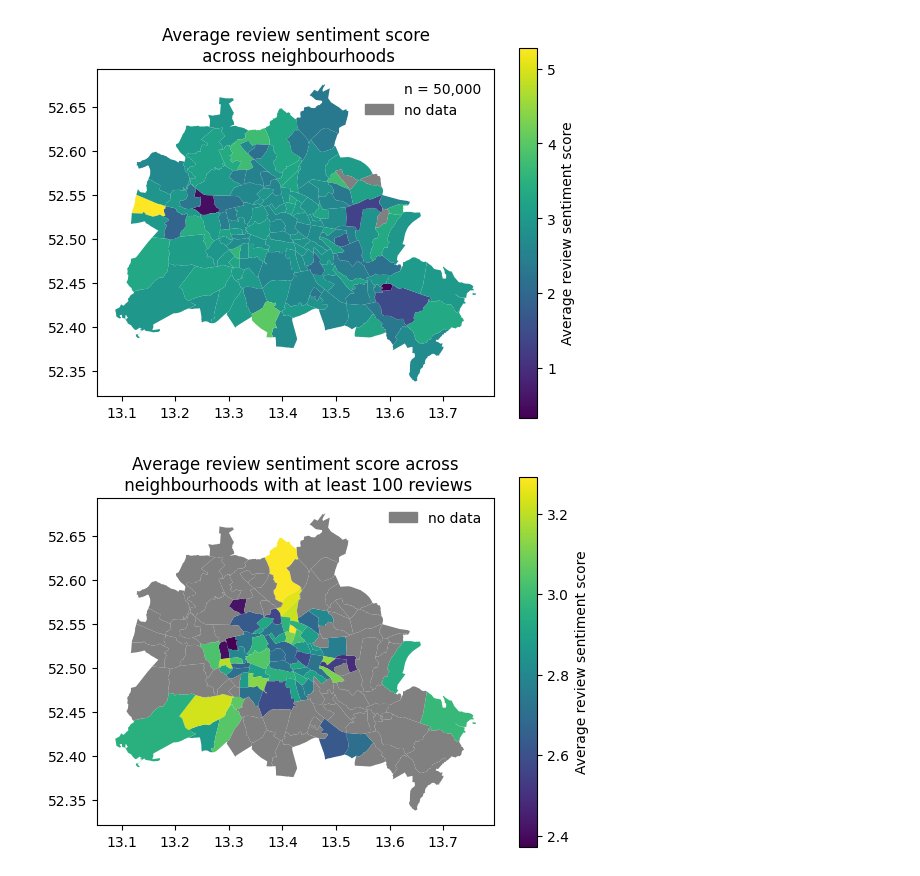
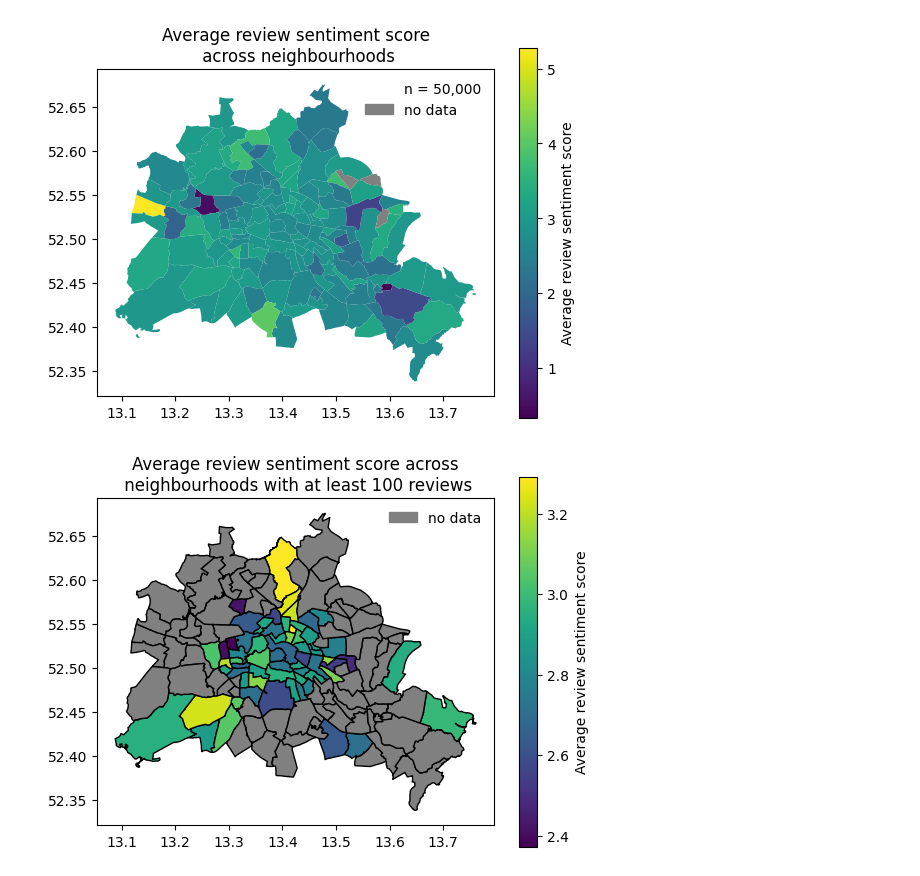
Before and after one commit to unibz-seis2022-transcripts/programming-for-data-science-project, a Jupyter notebook: Inside-Airbnb-Berlin.ipynb, the cells around one changed output. Saved outputs shown, nothing was run; the diff lists cells and outputs as text; code cells hidden in the pictures.

```diff
--- a/Inside-Airbnb-Berlin.ipynb
+++ b/Inside-Airbnb-Berlin.ipynb
@@ -601,18 +618,19 @@ plt.show()
 # %%
 threshold = 100
 avg_review_sentiment_data = get_neighbourhoods_and_average_sentiment_score(threshold=threshold)
 
 fig, ax = plt.subplots()
 
 missing_kwds_color = 'grey'
 missing_kwds = dict(color=missing_kwds_color)
-ax.plot = avg_review_sentiment_data.plot(column = "sentiment", missing_kwds=missing_kwds, ax = ax, legend=True, legend_kwds={'label': "Average review sentiment score"})
+ax.plot = avg_review_sentiment_data.plot(column = "sentiment", missing_kwds=missing_kwds, edgecolor="black",
+ ax = ax, legend=True, legend_kwds={'label': "Average review sentiment score"})
 
 no_data_patch = mpatches.Patch(color=missing_kwds_color, label='no data')
 ax.legend(handles=[no_data_patch], frameon = False)
 
 ax.set_title("Average review sentiment score across\n neighbourhoods with at least %s reviews" % threshold)
 
 plt.show()
 # %% [output]
-[figure, old version]
+[figure, new version]
```
Also changed, not shown: parts of 14 cells of this notebook, 1 other file.
